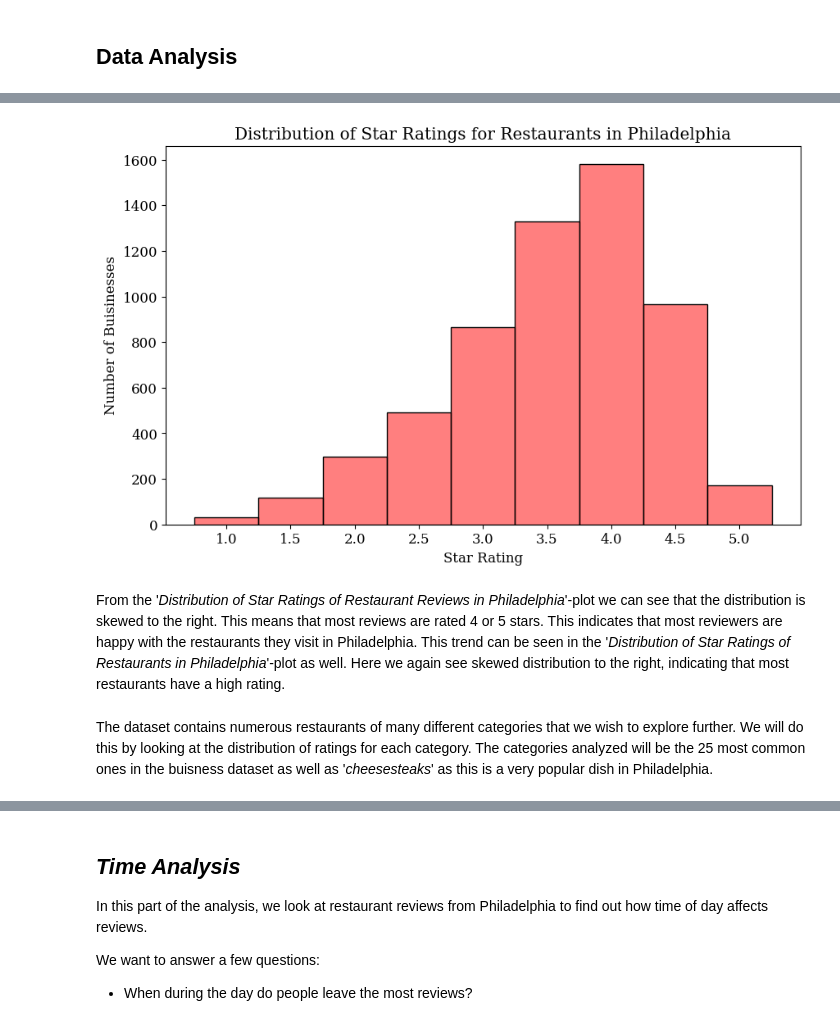
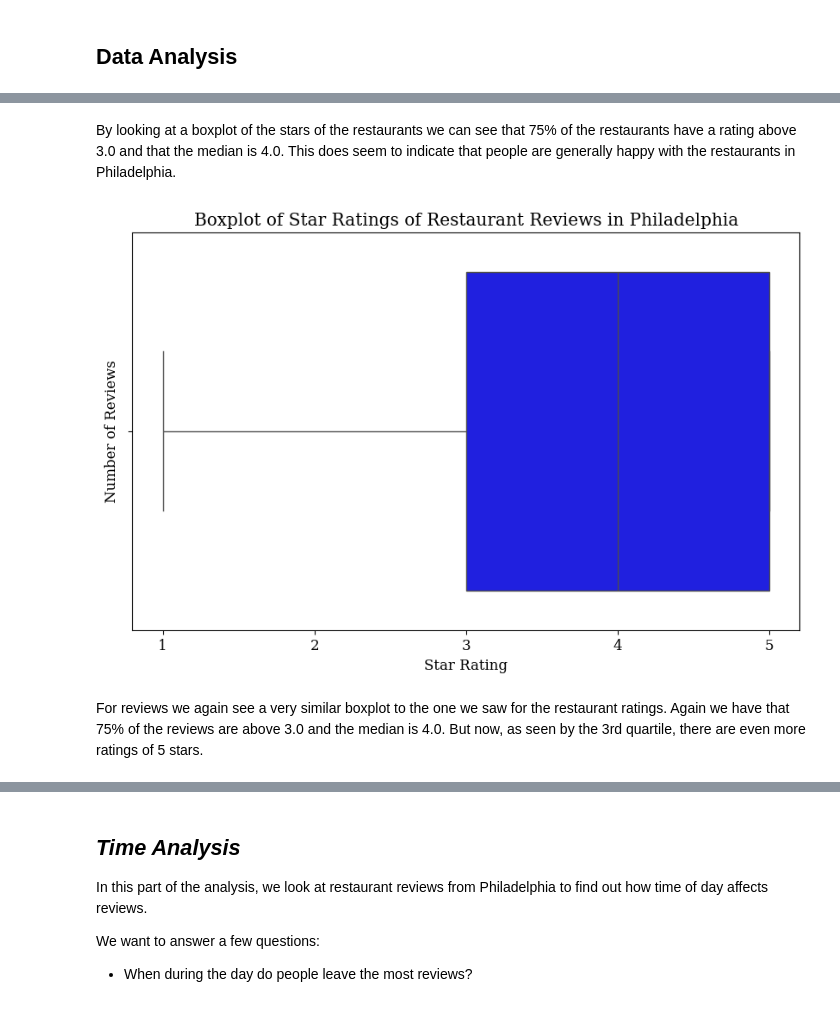
Before and after one commit to SorenLKuhl/SorenLKuhl.github.io, a Jupyter notebook: notebooks/explainer.ipynb, the cells around one changed output, grey strips where cells are left out. Cells and saved outputs as stored; diff of their text form; code cells hidden in the pictures.

```diff
--- a/notebooks/explainer.ipynb
+++ b/notebooks/explainer.ipynb
@@ -93,0 +112,13 @@ We see that we have just under 700.000 reviews of restaurants in Philadelphia
+# %%
+df = df_reviews
+df_businesses = df_businesses[df_businesses['city'] == 'Philadelphia']
+# Filter the businesses to only include restaurants
+df_businesses = df_businesses[df_businesses['categories'].str.contains('Restaurants', na=False)]
+# Histogram of the number of reviews per star rating
+plt.figure(figsize=(10, 6))
+sns.histplot(df['stars'], bins=5, color='blue', label='Star Rating', discrete=True)
+plt.xticks([1, 2, 3, 4, 5])  # Ensure ticks are at the center of each bar
+plt.xlabel('Star Rating')
+plt.ylabel('Number of Reviews')
+plt.title('Distribution of Star Ratings of Restaurant Reviews in Philadelphia')
+plt.show()
@@ -99,15 +132,10 @@ Initially we want to look at the distribution of ratings for the restaurants in
 # %%
-df = pd.read_json('../data/philadelphia_restaurant_reviews.json', lines=True)
-df_businesses = pd.read_json('../data/yelp_academic_dataset_business.json', lines=True)
-df_businesses = df_businesses[df_businesses['city'] == 'Philadelphia']
-# Filter the businesses to only include restaurants
-df_businesses = df_businesses[df_businesses['categories'].str.contains('Restaurants', na=False)]
-# Histogram of the number of reviews per star rating
+# Create boxplot of star ratings for restaurants
 plt.figure(figsize=(10, 6))
-sns.histplot(df['stars'], bins=5, color='blue', alpha=0.5, label='Star Rating', discrete=True)
-plt.xticks([1, 2, 3, 4, 5])  # Ensure ticks are at the center of each bar
+sns.boxplot(x='stars', data=df_businesses, color='red')
+plt.xticks(np.arange(1.0, 5.1, 0.5))  # Ticks from 1.0 to 5.0 by 0.5 steps
 plt.xlabel('Star Rating')
-plt.ylabel('Number of Reviews')
-plt.title('Distribution of Star Ratings of Restaurant Reviews in Philadelphia')
+plt.ylabel('Number of Buisinesses')
+plt.title('Boxplot of Star Ratings for Restaurants in Philadelphia')
 plt.show()
 # %% [output]
@@ -115,21 +143,15 @@ plt.show()
+# %% [markdown]
+By looking at a boxplot of the stars of the restaurants we can see that 75% of the restaurants have a rating above 3.0 and that the median is 4.0. This does seem to indicate that people are generally happy with the restaurants in Philadelphia.
 # %%
-bin_width = 0.5
-min_star = df_businesses['stars'].min()
-max_star = df_businesses['stars'].max()
-bin_edges = np.arange(min_star - bin_width/2, max_star + bin_width, bin_width)
-
+# Create boxplot of star ratings for restaurant reviews
 plt.figure(figsize=(10, 6))
-sns.histplot(df_businesses['stars'], bins=bin_edges, color='red', alpha=0.5)
-
-# Set xticks at each star rating level
-plt.xticks(np.arange(1.0, 5.1, 0.5))  # Ticks from 1.0 to 5.0 by 0.5 steps
+sns.boxplot(x='stars', data=df, color='blue')
+plt.xticks([1, 2, 3, 4, 5])  # Ensure ticks are at the center of each bar
 plt.xlabel('Star Rating')
-plt.ylabel('Number of Buisinesses')
-plt.title('Distribution of Star Ratings for Restaurants in Philadelphia')
+plt.ylabel('Number of Reviews')
+plt.title('Boxplot of Star Ratings of Restaurant Reviews in Philadelphia')
 plt.show()
 # %% [output]
-[figure, old version]
+[figure, new version]
 # %% [markdown]
-From the '*Distribution of Star Ratings of Restaurant Reviews in Philadelphia*'-plot we can see that the distribution is skewed to the right. This means that most reviews are rated 4 or 5 stars. This indicates that most reviewers are happy with the restaurants they visit in Philadelphia. This trend can be seen in the '*Distribution of Star Ratings of Restaurants in Philadelphia*'-plot as well. Here we again see skewed distribution to the right, indicating that most restaurants have a high rating.
+For reviews we again see a very similar boxplot to the one we saw for the restaurant ratings. Again we have that 75% of the reviews are above 3.0 and the median is 4.0. But now, as seen by the 3rd quartile, there are even more ratings of 5 stars.
-# %% [markdown]
-The dataset contains numerous restaurants of many different categories that we wish to explore further. We will do this by looking at the distribution of ratings for each category. The categories analyzed will be the 25 most common ones in the buisness dataset as well as '*cheesesteaks*' as this is a very popular dish in Philadelphia.
```
Also changed, not shown: parts of 13 cells of this notebook.
